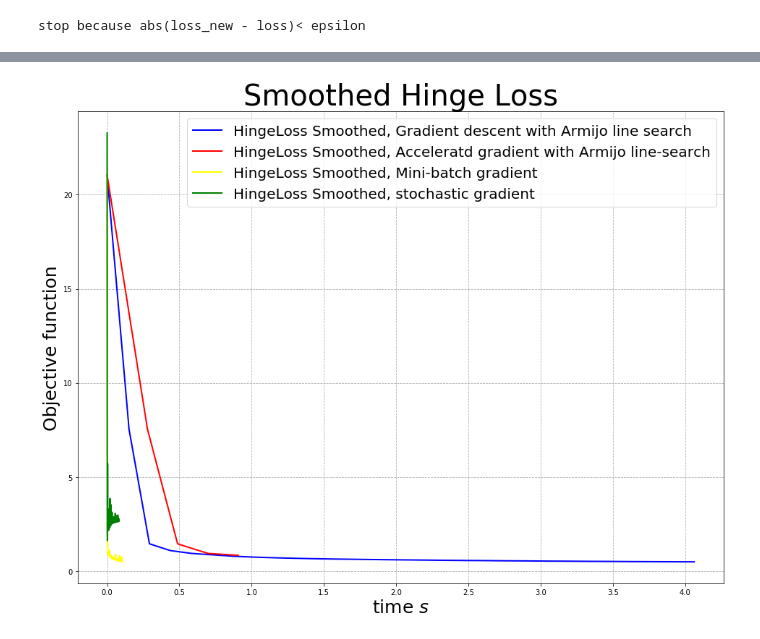
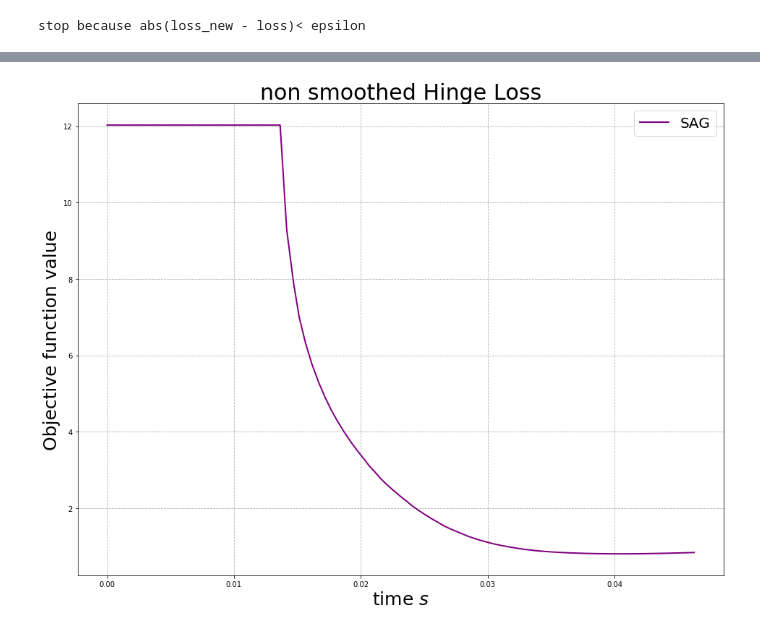
Before and after one commit to NedHuang/CS794, a Jupyter notebook: A4/a4.ipynb, the cells around one changed output, grey strips where cells are left out. Drawn from its saved outputs; the diff is of its cells as text; code cells hidden in the pictures.

```diff
--- a/A4/a4.ipynb
+++ b/A4/a4.ipynb
@@ -1302,16 +1404,17 @@ def HLS_sg (A, x0, b, epsilon, mu, max_iterations):
 # %%
 fig = plt.figure(figsize=(16, 12))
-plt.plot(time_hlsgda, loss_hlsgda, label=("HingeLoss Smoothed, Gradient descent with Armijo line search"), linewidth=2.0, color ="blue")
-plt.plot(time_hlsagda, loss_hlsagda, label=("HingeLoss Smoothed, Acceleratd gradient with Armijo line-search"), linewidth=2.0, color ="red")
-plt.plot(time_hlsmbg, loss_hlsmbgg, label=("HingeLoss Smoothed, Mini-batch gradient"), linewidth=2.0, color ="yellow")
-plt.plot(time_hlssg, loss_hlssg,label=("HingeLoss Smoothed, stochastic gradient"), linewidth=2.0, color ="green")
+# plt.plot(time_hlsgda, loss_hlsgda, label=("Gradient descent with Armijo line search"), linewidth=2.0, color ="blue")
+# plt.plot(time_hlsagda, loss_hlsagda, label=("Acceleratd gradient with Armijo line-search"), linewidth=2.0, color ="red")
+# plt.plot(time_hlsmbg, loss_hlsmbgg, label=("Mini-batch gradient"), linewidth=2.0, color ="yellow")
+# plt.plot(time_hlssg, loss_hlssg,label=("stochastic gradient"), linewidth=2.0, color ="green")
+plt.plot(time_hlnsasg, loss_hlnsasg, label=("SAG"), linewidth=2.0, color ="purple")
 
 
-plt.title('Smoothed Hinge Loss',fontsize=40)
+plt.title('nonsmoothed Hinge Loss',fontsize=30)
 plt.legend(prop={'size': 20},loc="upper right")
 plt.xlabel("time $s$", fontsize=25)
-plt.ylabel("Objective function", fontsize=25)
+plt.ylabel("Objective function value", fontsize=25)
 plt.grid(linestyle='dashed')
 plt.show()
 # %% [output]
-[figure, old version]
+[figure, new version]
```
Also changed, not shown: parts of 20 cells of this notebook.
